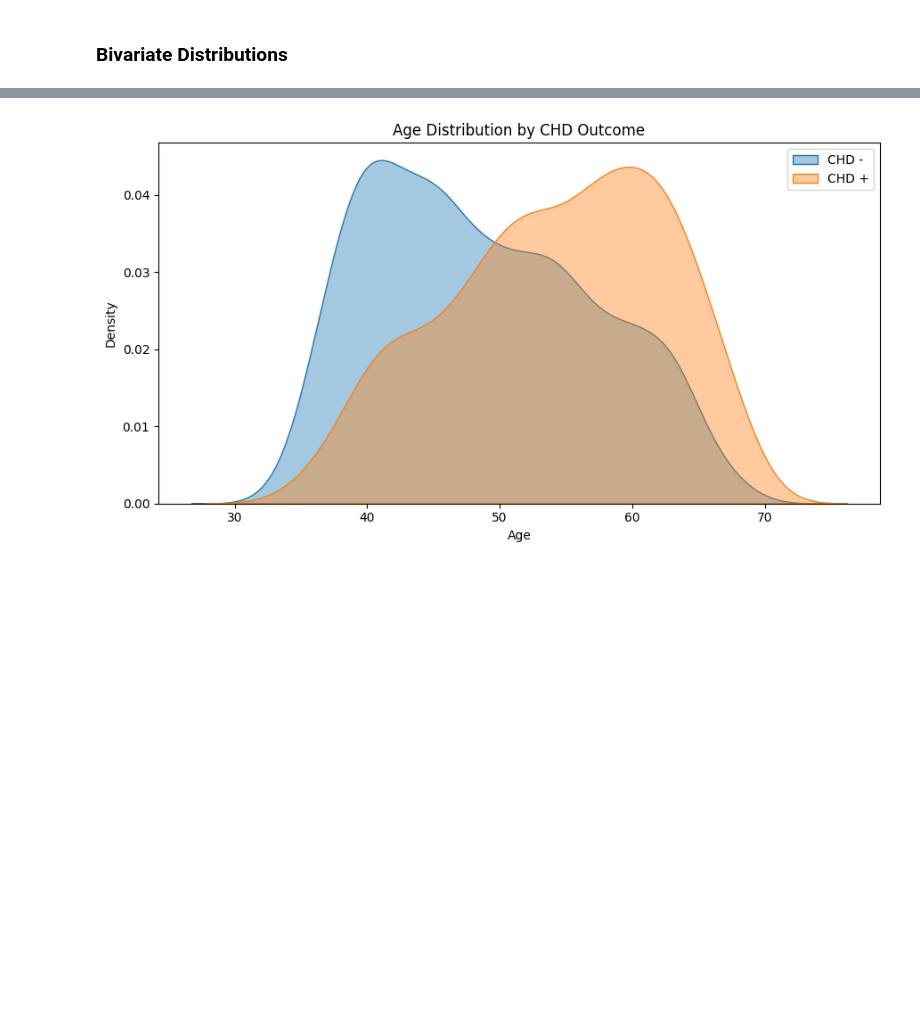
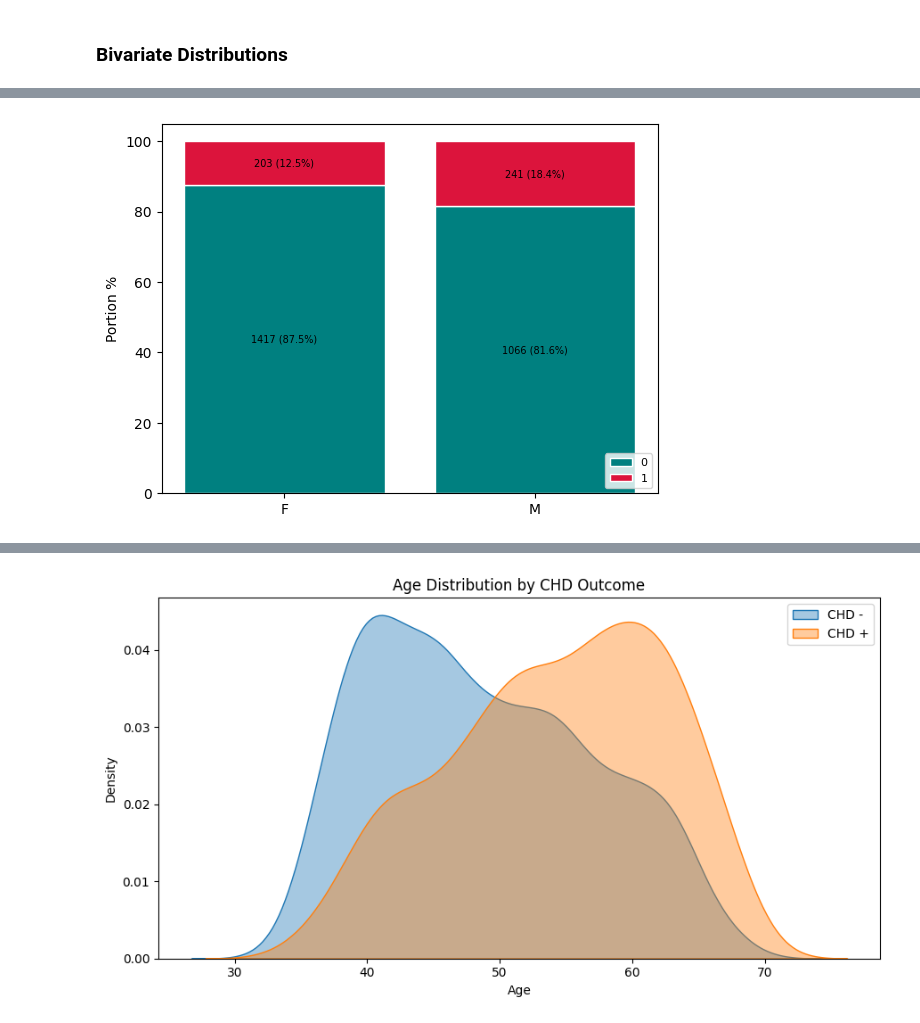
Before and after one commit to mtfattahpour/chd-prediction, a Jupyter notebook: notebooks/eda.ipynb, the cells around one changed output, grey strips where cells are left out. Saved outputs shown, nothing was run; the diff lists cells and outputs as text; code cells hidden in the pictures; blank space fills up the shorter version.

```diff
--- a/notebooks/eda.ipynb
+++ b/notebooks/eda.ipynb
@@ -210,0 +273,31 @@ A few things stand out. `cigsPerDay` is very right-skewed (i.e. many people smok
+# %%
+def plot_stacked_barchart(data, title=None):
+    pct = ((data.T / data.sum(axis=1)) * 100).T
+    r = list(range(len(data)))
+    bottom = [0] * len(data)
+
+    for i, col in enumerate(pct.columns):
+        bars = plt.bar(
+            r, pct[col], bottom=bottom, color=('teal' if i==0 else 'crimson'),
+            edgecolor='white', label=col
+        )
+        # annotate bars with actual counts and percentages
+        for bar, raw in zip(bars, data[col]):
+            height = bar.get_height()
+            plt.text(
+                x = bar.get_x() + bar.get_width() / 2,
+                y = bar.get_y() + height / 2,
+                s = f'{raw} ({round(height, 1)}%)',
+                ha='center', va='center',
+                color='black', fontsize=7
+            )
+        bottom = [b + p for b, p in zip(bottom, pct[col])]
+
+    plt.title(title)
+    plt.xticks(r, data.index)
+    plt.ylabel('Portion %')
+    plt.legend(loc='lower right', fontsize=8)
+# %%
+plot_stacked_barchart(sex_crosstab)
+# %% [output]
+[figure, added]
```
Also changed, not shown: parts of 9 cells of this notebook.
